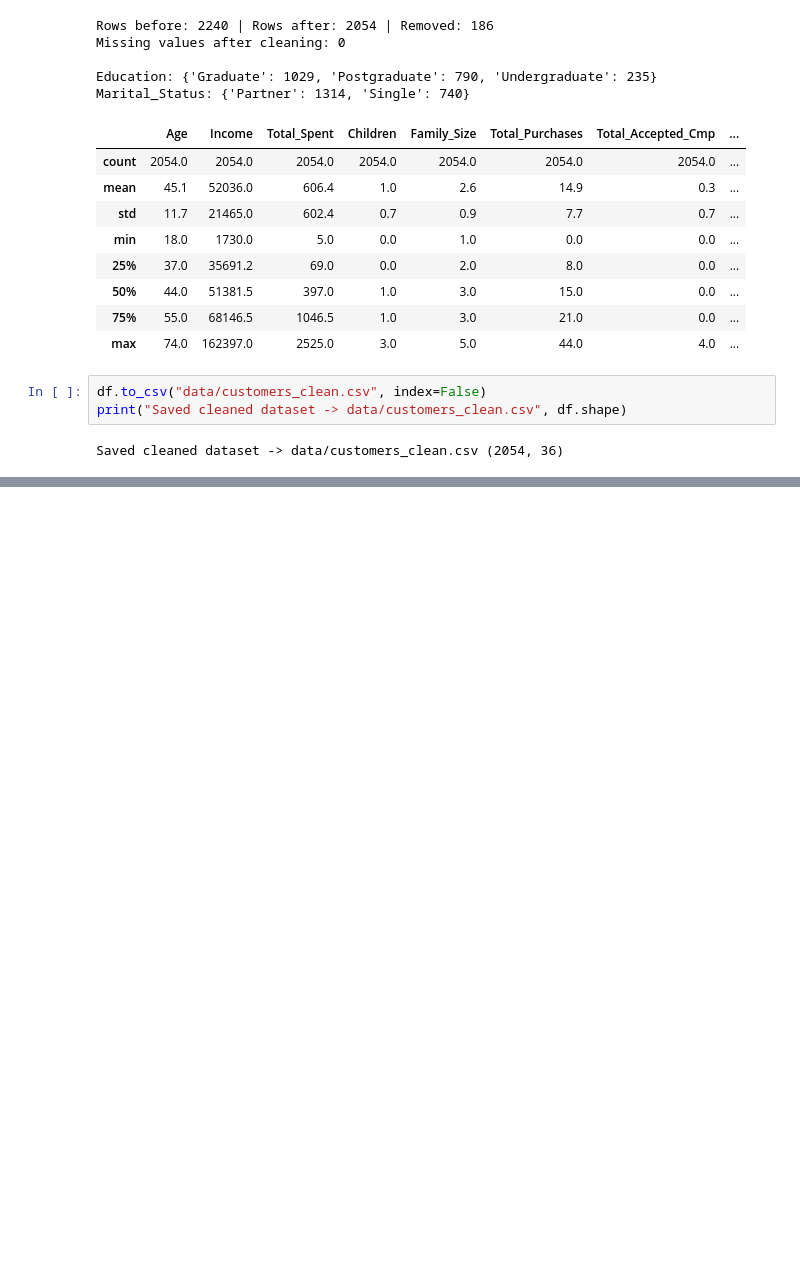
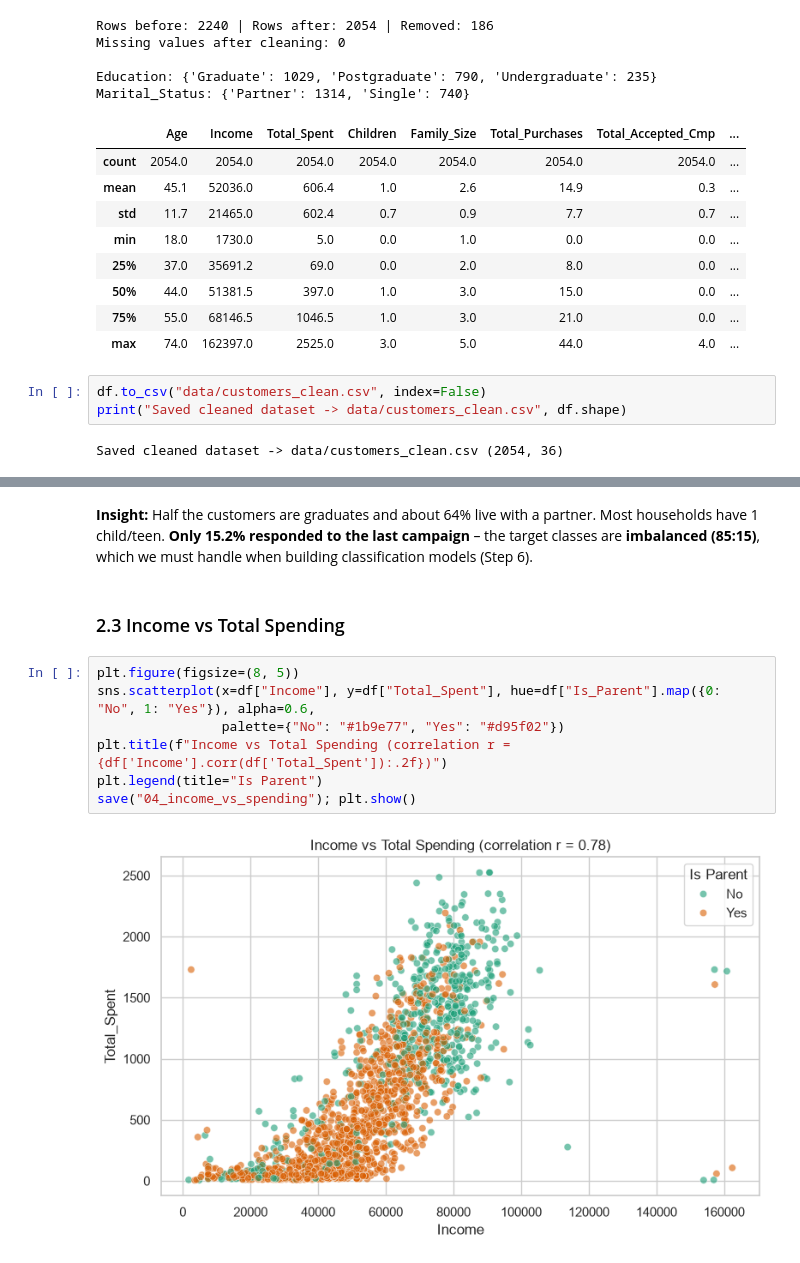
Before and after one commit to manasvigohil28/Customer-Segmentation-Campaign-Optimization, a Jupyter notebook: notebooks/analysis.ipynb, the cells around one changed output, grey strips where cells are left out. Cells and saved outputs as stored; diff of their text form; blank space fills up the shorter version.

```diff
--- a/notebooks/analysis.ipynb
+++ b/notebooks/analysis.ipynb
@@ -156,0 +196,13 @@ Saved cleaned dataset -> data/customers_clean.csv (2054, 36)
+# %% [markdown]
+**Insight:** Half the customers are graduates and about 64% live with a partner. Most households have 1 child/teen. **Only 15.2% responded to the last campaign** – the target classes are **imbalanced (85:15)**, which we must handle when building classification models (Step 6).
+# %% [markdown]
+### 2.3 Income vs Total Spending
+# %%
+plt.figure(figsize=(8, 5))
+sns.scatterplot(x=df["Income"], y=df["Total_Spent"], hue=df["Is_Parent"].map({0: "No", 1: "Yes"}), alpha=0.6,
+                palette={"No": "#1b9e77", "Yes": "#d95f02"})
+plt.title(f"Income vs Total Spending (correlation r = {df['Income'].corr(df['Total_Spent']):.2f})")
+plt.legend(title="Is Parent")
+save("04_income_vs_spending"); plt.show()
+# %% [output]
+[figure, added]
```
Also changed, not shown: parts of 30 cells of this notebook, 10 other files.
